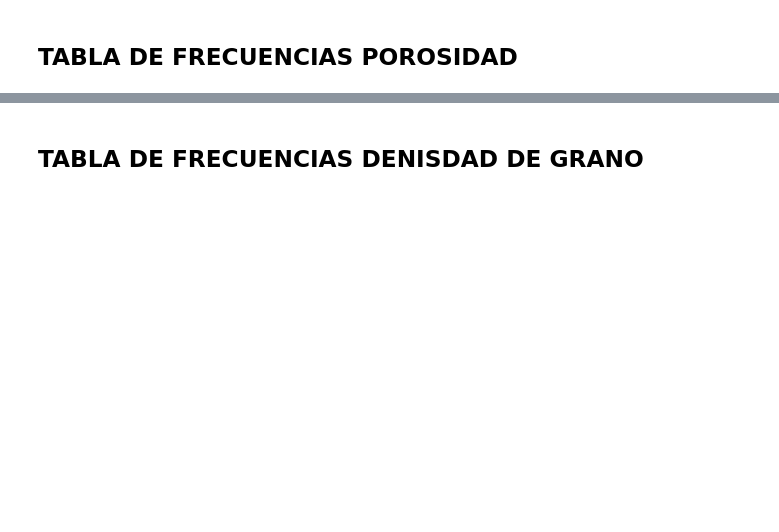
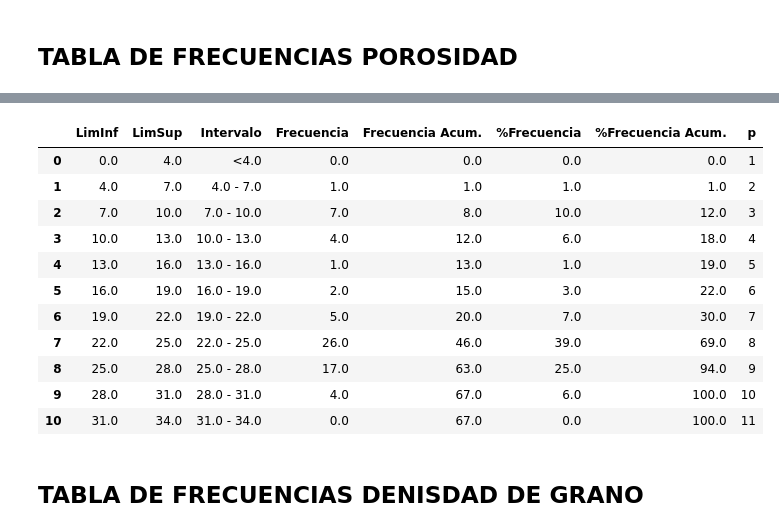
Before and after one commit to jesus24921/Analisis-de-Datos-en-Petrofisica-Basica-con-Python, a Jupyter notebook: POZO Y/ANÁLISIS ESTADÍSTICO POZO Y.ipynb, the cells around one changed output, grey strips where cells are left out. Cells and saved outputs as stored; diff of their text form; code cells hidden in the pictures; blank space fills up the shorter version.

```diff
--- a/POZO Y/ANÁLISIS ESTADÍSTICO POZO Y.ipynb
+++ b/POZO Y/ANÁLISIS ESTADÍSTICO POZO Y.ipynb
@@ -347,2 +290,20 @@ df
+# %%
+Porosidad= frecuencia(basicos_pozo_y,'Porosidad @ NMS (%)',vari='Porosidad', intervalos=11)
+Porosidad
+Porosidad['p']=[1,2,3,4,5,6,7,8,9,10,11]
+Porosidad
+# %% [output]
+|  | LimInf | LimSup | Intervalo | Frecuencia | Frecuencia Acum. | %Frecuencia | %Frecuencia Acum. | p |
+| 0 | 0.0 | 4.0 | <4.0 | 0.0 | 0.0 | 0.0 | 0.0 | 1 |
+| 1 | 4.0 | 7.0 | 4.0 - 7.0 | 1.0 | 1.0 | 1.0 | 1.0 | 2 |
+| 2 | 7.0 | 10.0 | 7.0 - 10.0 | 7.0 | 8.0 | 10.0 | 12.0 | 3 |
+| 3 | 10.0 | 13.0 | 10.0 - 13.0 | 4.0 | 12.0 | 6.0 | 18.0 | 4 |
+| 4 | 13.0 | 16.0 | 13.0 - 16.0 | 1.0 | 13.0 | 1.0 | 19.0 | 5 |
+| 5 | 16.0 | 19.0 | 16.0 - 19.0 | 2.0 | 15.0 | 3.0 | 22.0 | 6 |
+| 6 | 19.0 | 22.0 | 19.0 - 22.0 | 5.0 | 20.0 | 7.0 | 30.0 | 7 |
+| 7 | 22.0 | 25.0 | 22.0 - 25.0 | 26.0 | 46.0 | 39.0 | 69.0 | 8 |
+| 8 | 25.0 | 28.0 | 25.0 - 28.0 | 17.0 | 63.0 | 25.0 | 94.0 | 9 |
+| 9 | 28.0 | 31.0 | 28.0 - 31.0 | 4.0 | 67.0 | 6.0 | 100.0 | 10 |
+| 10 | 31.0 | 34.0 | 31.0 - 34.0 | 0.0 | 67.0 | 0.0 | 100.0 | 11 |
 # %% [markdown]
 ## TABLA DE FRECUENCIAS DENISDAD DE GRANO
```
Also changed, not shown: parts of 20 cells of this notebook.
